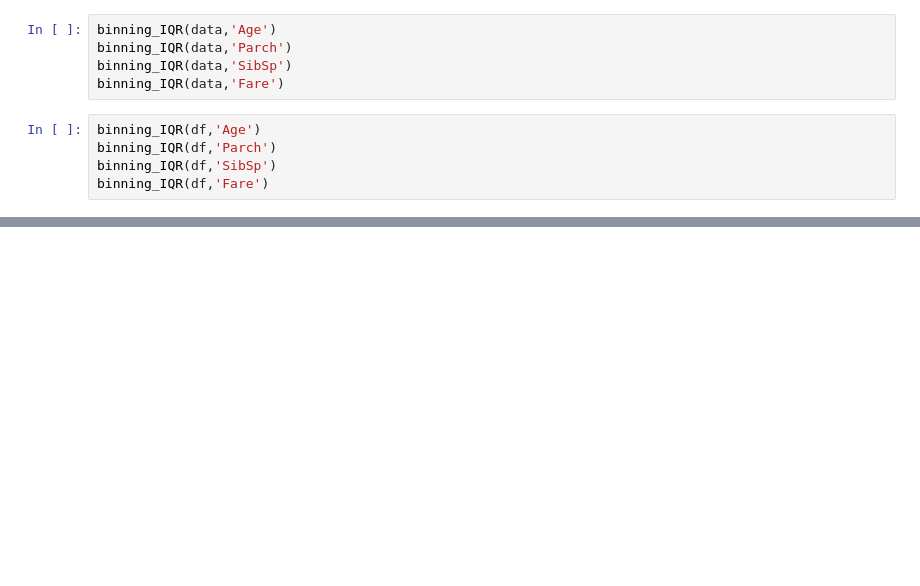
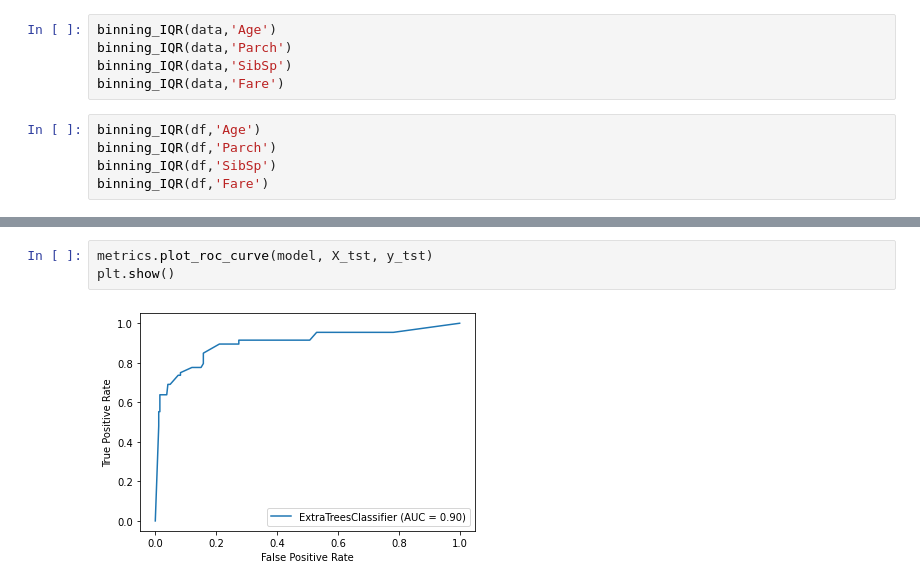
Before and after one commit to AshbeeKim/Kaggle_Task, a Jupyter notebook: titanic.ipynb, the cells around one changed output, grey strips where cells are left out. Saved outputs shown, nothing was run; the diff lists cells and outputs as text; blank space fills up the shorter version.

```diff
--- a/titanic.ipynb
+++ b/titanic.ipynb
@@ -846,0 +1641,5 @@ binning_IQR(df,'Fare')
+# %%
+metrics.plot_roc_curve(model, X_tst, y_tst)
+plt.show()
+# %% [output]
+[figure, added]
```
Also changed, not shown: parts of 41 cells of this notebook.
